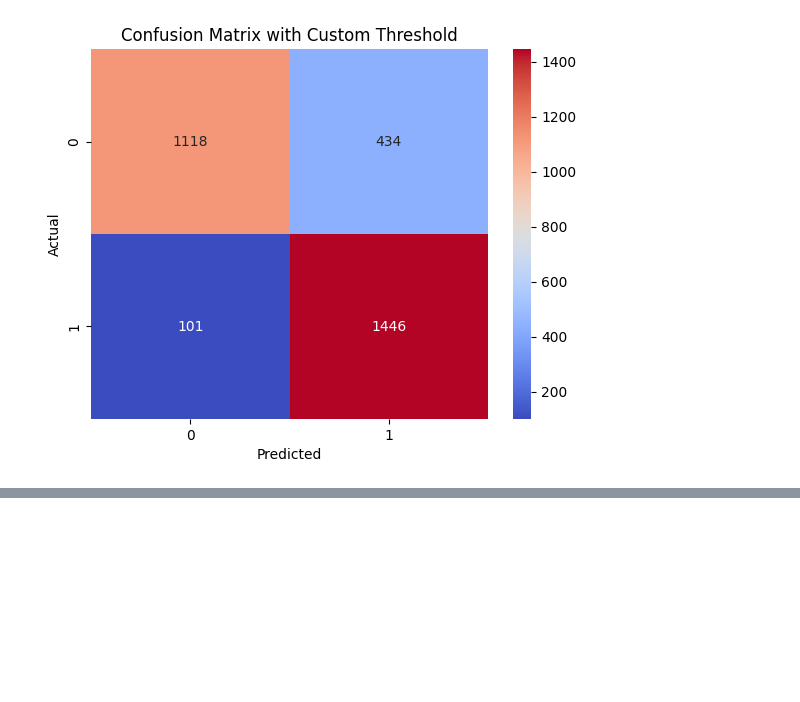
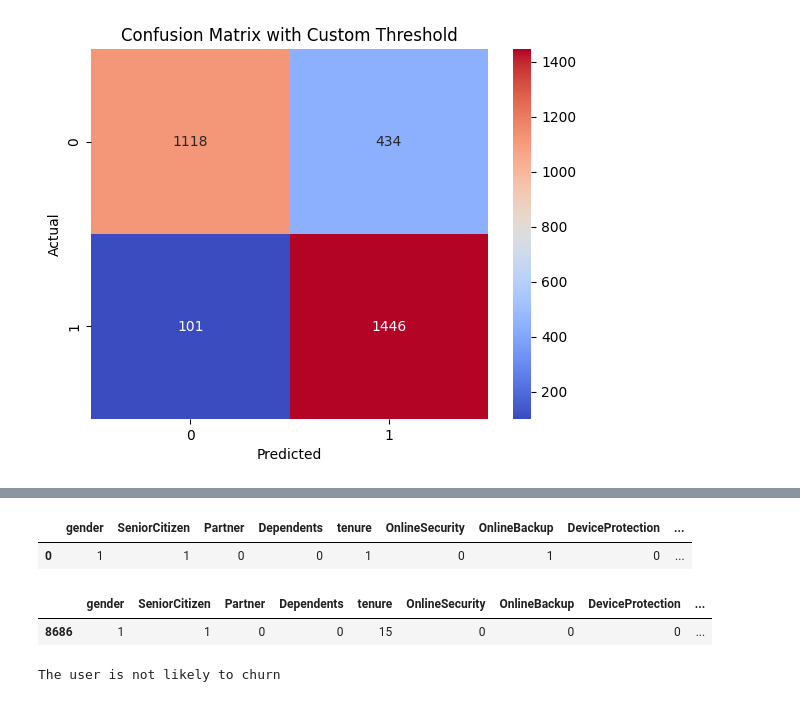
Before and after one commit to mohamedseif-10/DM-projects, a Jupyter notebook: Classification Task/Model_training/log_classifier.ipynb, the cells around one changed output, grey strips where cells are left out. Drawn from its saved outputs; the diff is of its cells as text; code cells hidden in the pictures; blank space fills up the shorter version.

```diff
--- a/Classification Task/Model_training/MS.ipynb
+++ b/Classification Task/Model_training/log_classifier.ipynb
@@ -165,0 +249,54 @@ plt.show()
+# %%
+pd.set_option('future.no_silent_downcasting', True)
+prediction_input = preprocess_input(input_data)
+# %%
+prediction_input = prediction_input[
+    [
+        "gender",
+        "SeniorCitizen",
+        "Partner",
+        "Dependents",
+        "tenure",
+        "OnlineSecurity",
+        "OnlineBackup",
+        "DeviceProtection",
+        "TechSupport",
+        "StreamingTV",
+        "StreamingMovies",
+        "Contract",
+        "PaperlessBilling",
+        "MonthlyCharges",
+        "TotalCharges",
+        "InternetService_DSL",
+        "InternetService_Fiber optic",
+        "InternetService_No",
+        "PaymentMethod_Bank transfer (automatic)",
+        "PaymentMethod_Credit card (automatic)",
+        "PaymentMethod_Electronic check",
+        "PaymentMethod_Mailed check",
+        "MultipleLines_No",
+        "MultipleLines_No phone service",
+        "MultipleLines_Yes",
+    ]
+]
+# %%
+prediction_input.head()
+# %% [output]
+|  | gender | SeniorCitizen | Partner | Dependents | tenure | OnlineSecurity | OnlineBackup | DeviceProtection | ... |
+| 0 | 1 | 1 | 0 | 0 | 1 | 0 | 1 | 0 | ... |
+# %%
+x_test.head(1)
+# %% [output]
+|  | gender | SeniorCitizen | Partner | Dependents | tenure | OnlineSecurity | OnlineBackup | DeviceProtection | ... |
+| 8686 | 1 | 1 | 0 | 0 | 15 | 0 | 0 | 0 | ... |
+# %%
+User_prob = best_model.predict_proba(prediction_input)[:, 1]
+custom_threshold = 0.35
+prediction = (User_prob >= custom_threshold).astype(int)
+
+if prediction[0] == 1:
+    print("The user is likely to churn")
+else:
+    print("The user is not likely to churn")
+# %% [output]
+The user is not likely to churn
```
Also changed, not shown: parts of 8 cells of this notebook, 3 other files.
